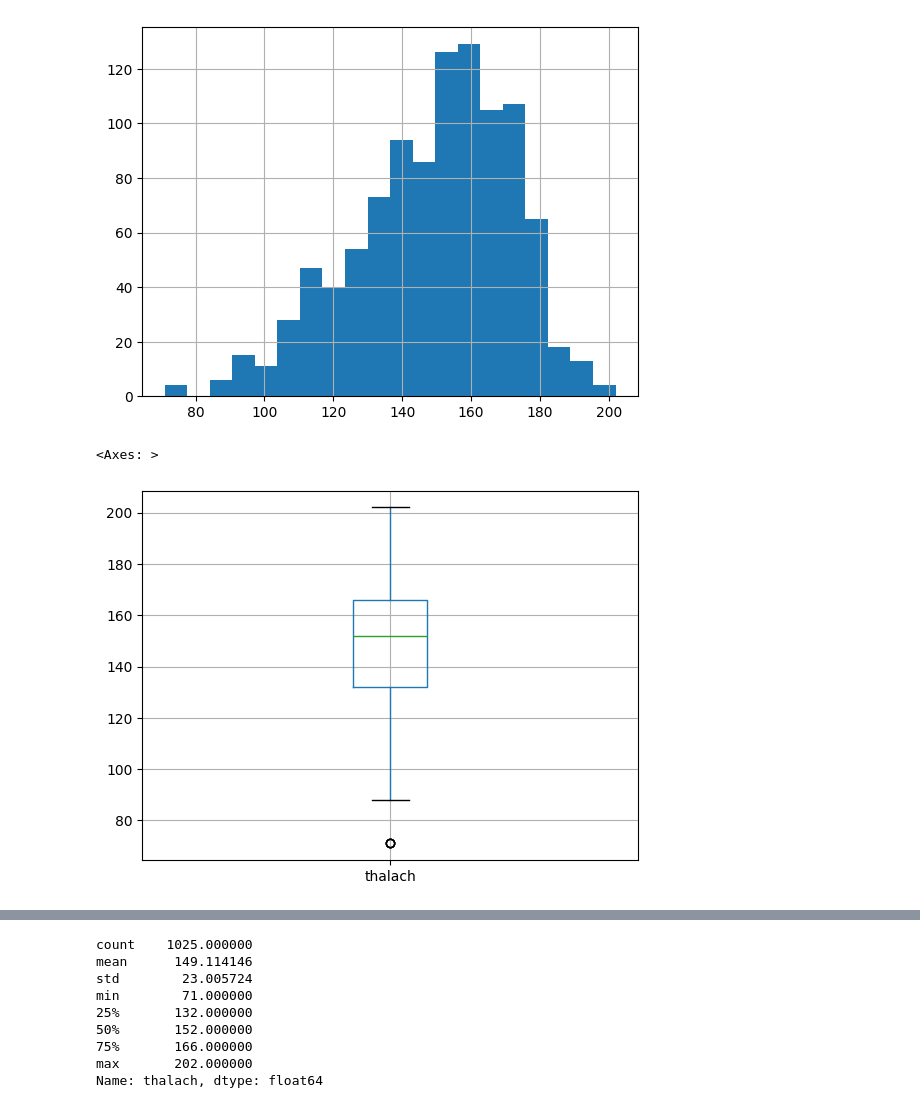
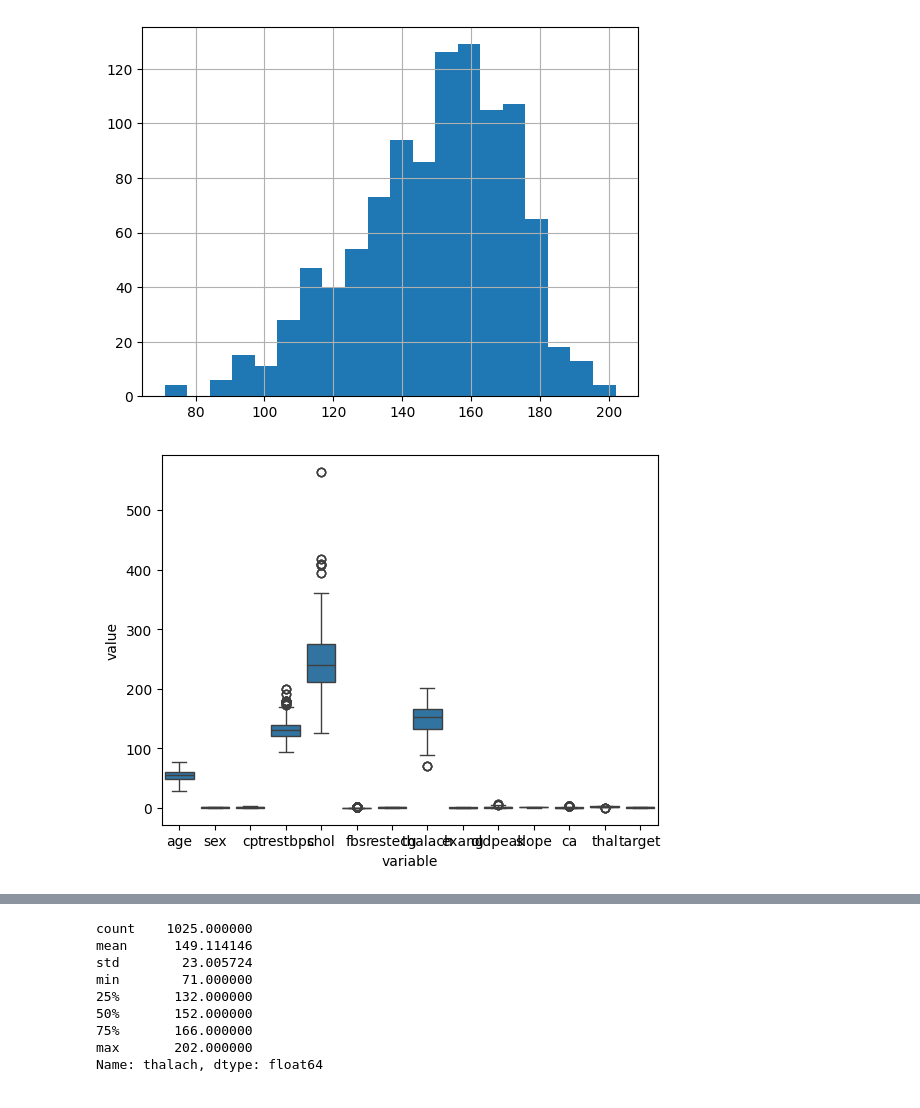
Before and after one commit to Zuzla/srht, a Jupyter notebook: labs/Lab12.ipynb, the cells around one changed output, grey strips where cells are left out. Cells and saved outputs as stored; diff of their text form; code cells hidden in the pictures.

```diff
--- a/labs/Lab12.ipynb
+++ b/labs/Lab12.ipynb
@@ -256,10 +248,8 @@ df_new1['thalach'].hist(bins=20)
 # %% [output]
 <Axes: >
 [figure]
-# %%
-# Коробчатая диаграмма
-
-df_new1.boxplot(column=['thalach'])
-# %% [output]
-<Axes: >
-[figure, removed]
+# %%
+sns.boxplot(x="variable", y="value", data=pd.melt(df))
+plt.show()
+# %% [output]
+[figure, added]
```
Also changed, not shown: parts of 3 cells of this notebook, 6 other files.
